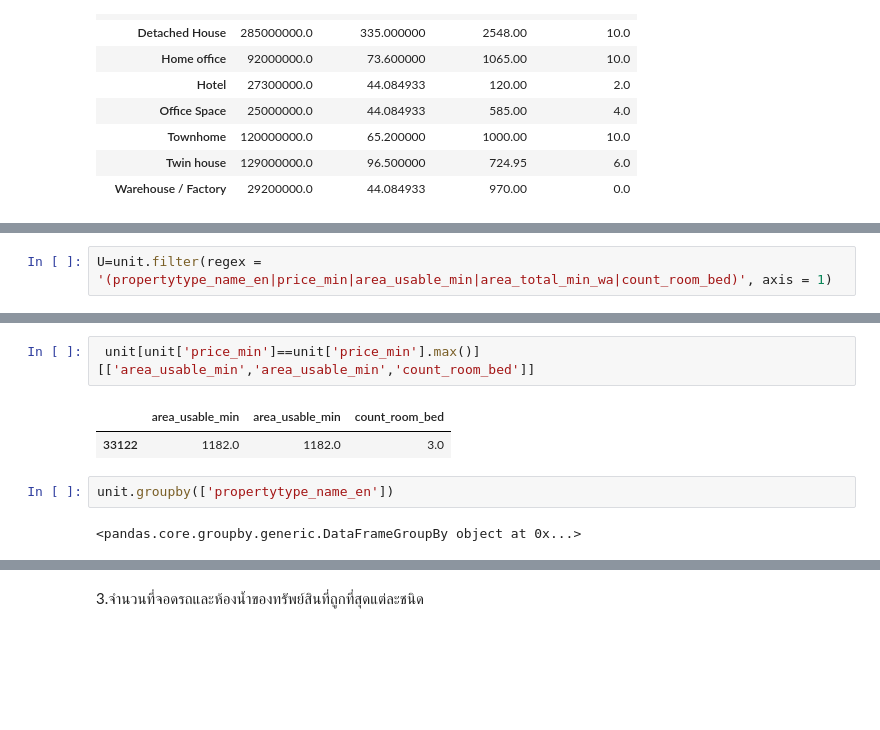
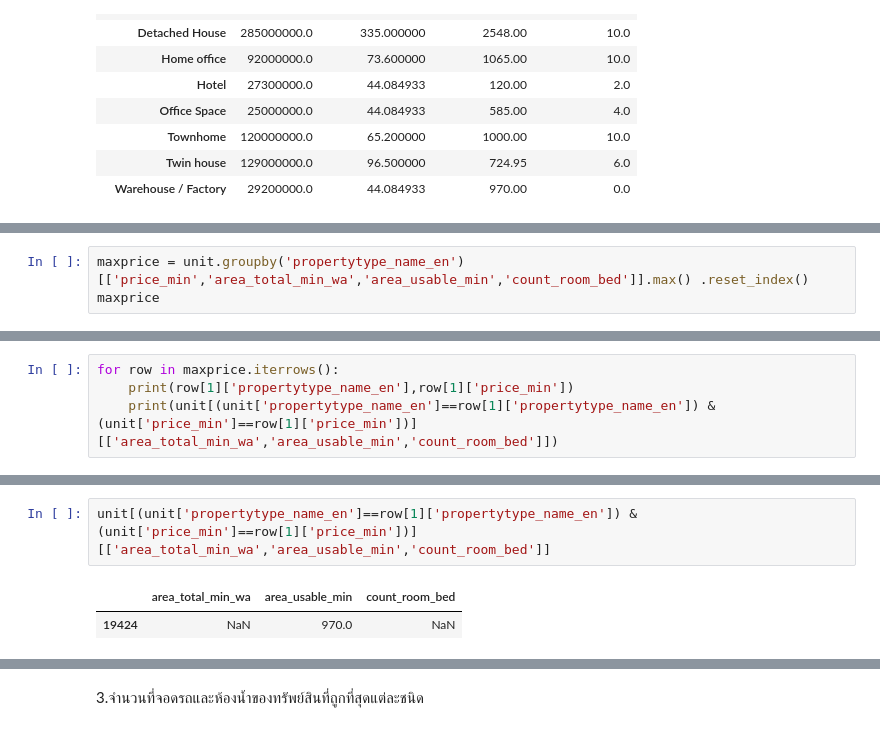
Before and after one commit to nattntn/BasicProg_DataViz65, a Jupyter notebook: pandas101_2.ipynb, the cells around one changed output, grey strips where cells are left out. Saved outputs shown, nothing was run; the diff lists cells and outputs as text; blank space fills up the shorter version.

```diff
--- a/pandas101_2.ipynb
+++ b/pandas101_2.ipynb
@@ -454,2 +473,3 @@ unit.filter(regex = '(propertytype_name_en|price_min|area_usable_min|area_total_
 # %%
-U=unit.filter(regex = '(propertytype_name_en|price_min|area_usable_min|area_total_min_wa|count_room_bed)', axis = 1)
+maxprice = unit.groupby('propertytype_name_en')[['price_min','area_total_min_wa','area_usable_min','count_room_bed']].max() .reset_index()
+maxprice
@@ -478,0 +488,4 @@ unit.iterrows()
+# %%
+for row in maxprice.iterrows():
+    print(row[1]['propertytype_name_en'],row[1]['price_min'])
+    print(unit[(unit['propertytype_name_en']==row[1]['propertytype_name_en']) & (unit['price_min']==row[1]['price_min'])][['area_total_min_wa','area_usable_min','count_room_bed']])
@@ -479,9 +510,5 @@ unit.iterrows()
 # %%
- unit[unit['price_min']==unit['price_min'].max()][['area_usable_min','area_usable_min','count_room_bed']]
+unit[(unit['propertytype_name_en']==row[1]['propertytype_name_en']) & (unit['price_min']==row[1]['price_min'])][['area_total_min_wa','area_usable_min','count_room_bed']]
 # %% [output]
-|  | area_usable_min | area_usable_min | count_room_bed |
-| 33122 | 1182.0 | 1182.0 | 3.0 |
+|  | area_total_min_wa | area_usable_min | count_room_bed |
+| 19424 | NaN | 970.0 | NaN |
-# %%
-unit.groupby(['propertytype_name_en'])
-# %% [output]
-<pandas.core.groupby.generic.DataFrameGroupBy object at 0x...>
```
Also changed, not shown: parts of 19 cells of this notebook.
